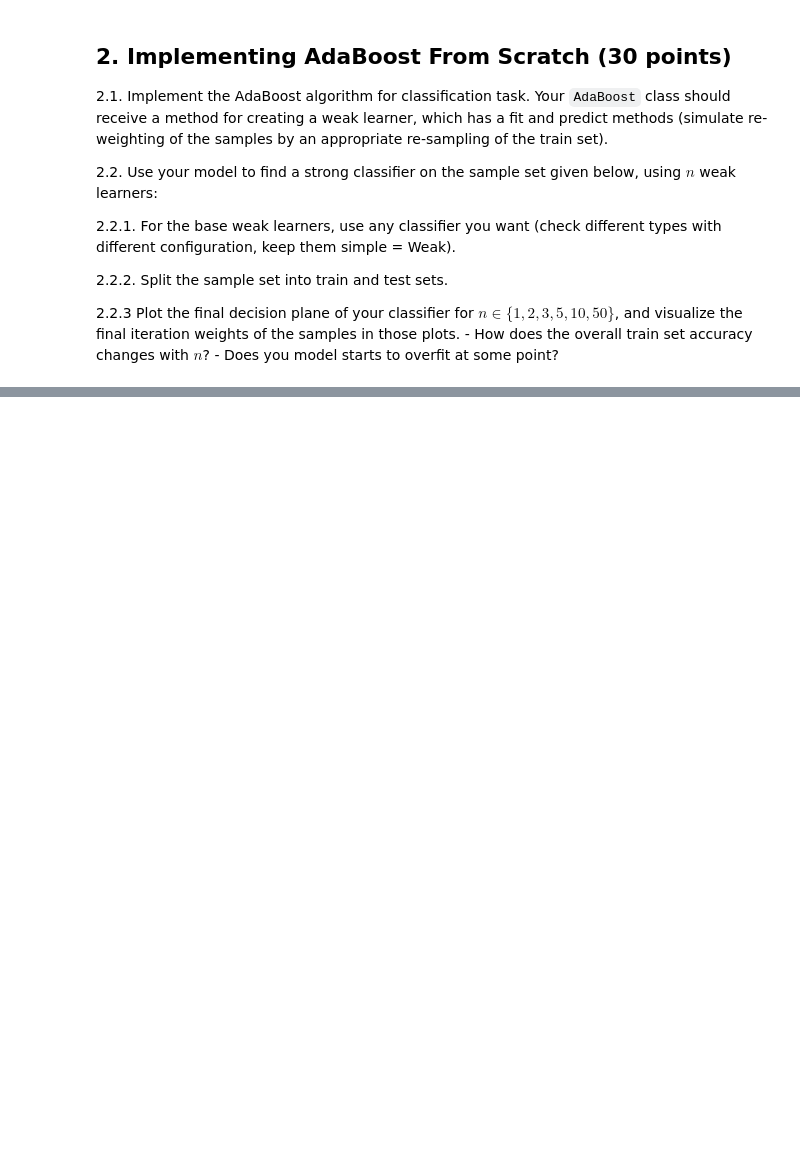
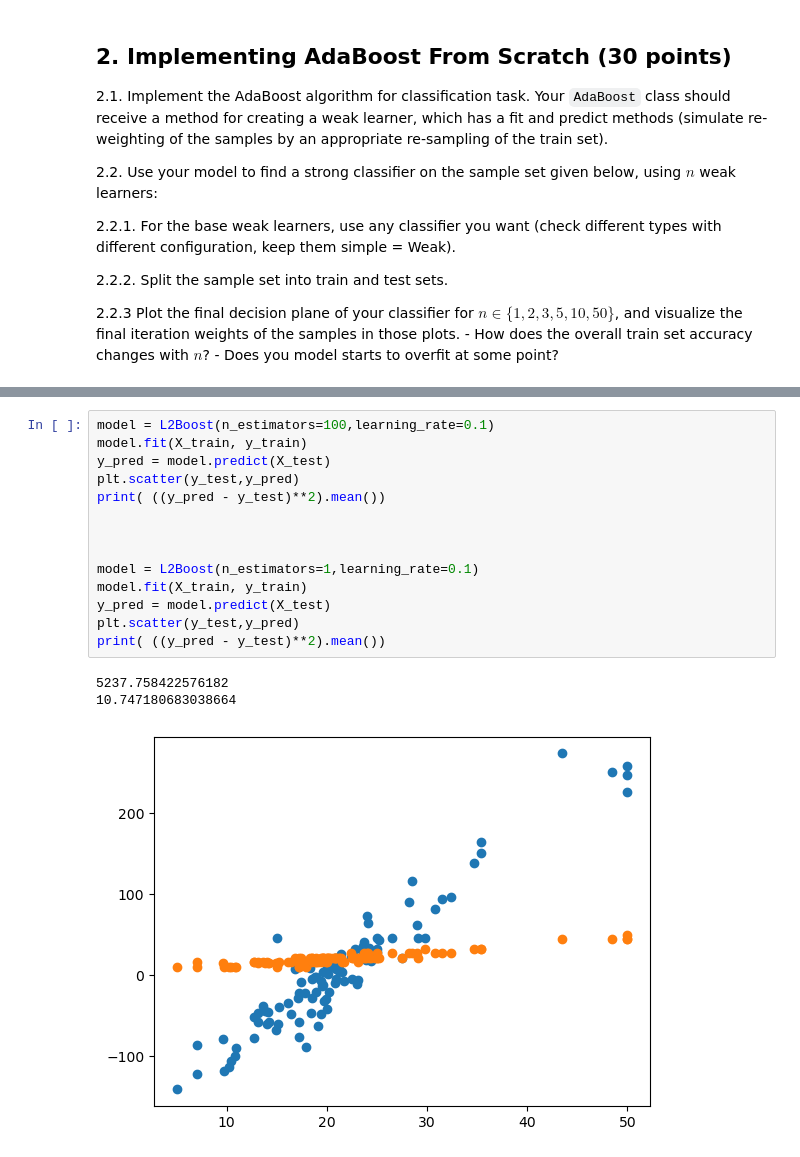
Before and after one commit to tryko/y_data_Itay_asaf_, a Jupyter notebook: Supervised_Learning/week_7_ensemble/Ensemble_Learning_Exercise_ASAF.ipynb, the cells around one changed output, grey strips where cells are left out. Cells and saved outputs as stored; diff of their text form; blank space fills up the shorter version.

```diff
--- a/Supervised_Learning/week_7_ensemble/Ensemble_Learning_Exercise_ASAF.ipynb
+++ b/Supervised_Learning/week_7_ensemble/Ensemble_Learning_Exercise_ASAF.ipynb
@@ -295,0 +317,18 @@ Reminder: in each step, build a decision tree to minimize the error between the
+# %%
+model = L2Boost(n_estimators=100,learning_rate=0.1)
+model.fit(X_train, y_train)
+y_pred = model.predict(X_test)
+plt.scatter(y_test,y_pred)
+print( ((y_pred - y_test)**2).mean())
+
+
+
+model = L2Boost(n_estimators=1,learning_rate=0.1)
+model.fit(X_train, y_train)
+y_pred = model.predict(X_test)
+plt.scatter(y_test,y_pred)
+print( ((y_pred - y_test)**2).mean())
+# %% [output]
+5237.758422576182
+10.747180683038664
+[figure, added]
```
Also changed, not shown: parts of 13 cells of this notebook.
